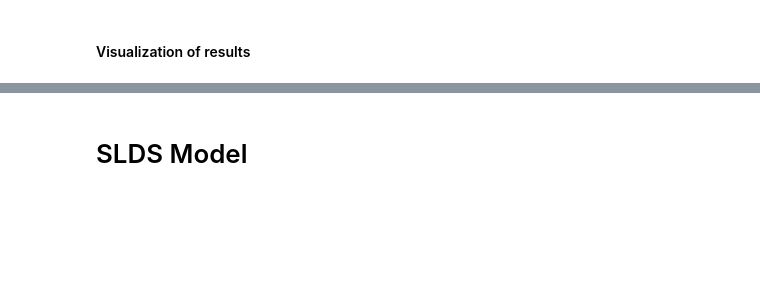
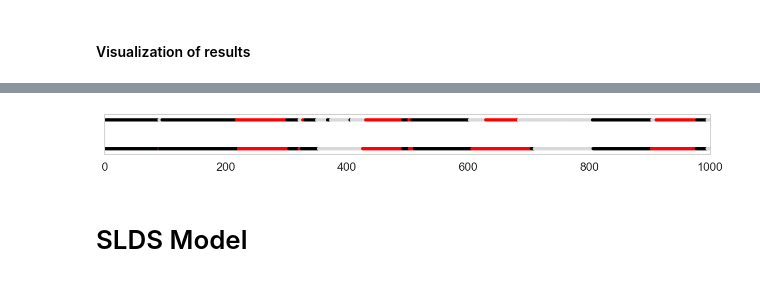
Before and after one commit to NickHoernle/mit-bayesian-inference, a Jupyter notebook: project/notebooks/auto-regressive-hdm-hmm.ipynb, the cells around one changed output, grey strips where cells are left out. Drawn from its saved outputs; the diff is of its cells as text; code cells hidden in the pictures; blank space fills up the shorter version.

```diff
--- a/project/notebooks/auto-regressive-hdm-hmm.ipynb
+++ b/project/notebooks/auto-regressive-hdm-hmm.ipynb
@@ -372,0 +362,34 @@ plt.grid(False)
+# %%
+params = {}
+L = 10
+D = 1
+params['pi'] = np.random.dirichlet(alpha=np.ones(L), size=L)
+params['D'] = D
+params['theta'] = [{'A': np.array([[np.random.normal(1,1)]]), 'sigma': np.array([[10]])} for i in range(L)]
+params['L'] = L
+params['Y'] = Y
+params['T'] = len(Y)
+params['alpha'] = 1
+params['beta'] = np.random.dirichlet(np.ones(params['L']))
+params['kappa'] = 500
+params['gamma'] = 10
+params['priors'] = {
+    'M': 1*np.eye(D),
+    'K': 1*np.eye(D)
+}
+
+num_iter = 100
+z = np.zeros_like(Y)
+hamming_dists = []
+assignments = np.zeros(shape=(len(z), num_iter))
+
+for i in range(num_iter):
+    start = time.time()
+    params, res = hdp.sticky_Multi_HDP_AR(Y, params, priors=[1*np.eye(1), 10])
+
+    z = res
+    assignments[:,i] = np.array(z, dtype=np.int16)
+    if i % 10 == 0:
+        seq2_updated, sorted_thetas, hamming_val = hdp_eval.get_hamming_distance(seq1=chains, seq2=res)
+        hamming_dists.append(hamming_val)
+        print("Iteration: %i, # inf chain: %i, time: %0.2f, hamming_dist: %0.3f"%(i, len(np.unique(z)) ,time.time() - start, hamming_val))
@@ -373,3 +407,16 @@ plt.grid(False)
+# %%
+res = np.median(assignments[:,assignments.shape[1]*3//4:], axis=1).astype(np.int16)
+seq2_updated, sorted_thetas, hamming_val = hdp_eval.get_hamming_distance(seq1=chains, seq2=res)
+
+plt.figure(figsize=(15,1))
+plt.scatter(np.linspace(0,len(z),num=len(z)), 1.5*np.ones_like(res), c=[c[i] for i in seq2_updated], lw=0)
+plt.scatter(np.linspace(0,len(z),num=len(z)), 2*np.ones_like(res), c=[c[i] for i in chains], lw=0)
+plt.xlim([0,len(z)])
+
+plt.yticks([])
+plt.grid(False)
+# %% [output]
+[figure, added]
 # %% [markdown]
 <a id=5></a>
 # SLDS Model
```
Also changed, not shown: parts of 12 cells of this notebook, 1 other file.
